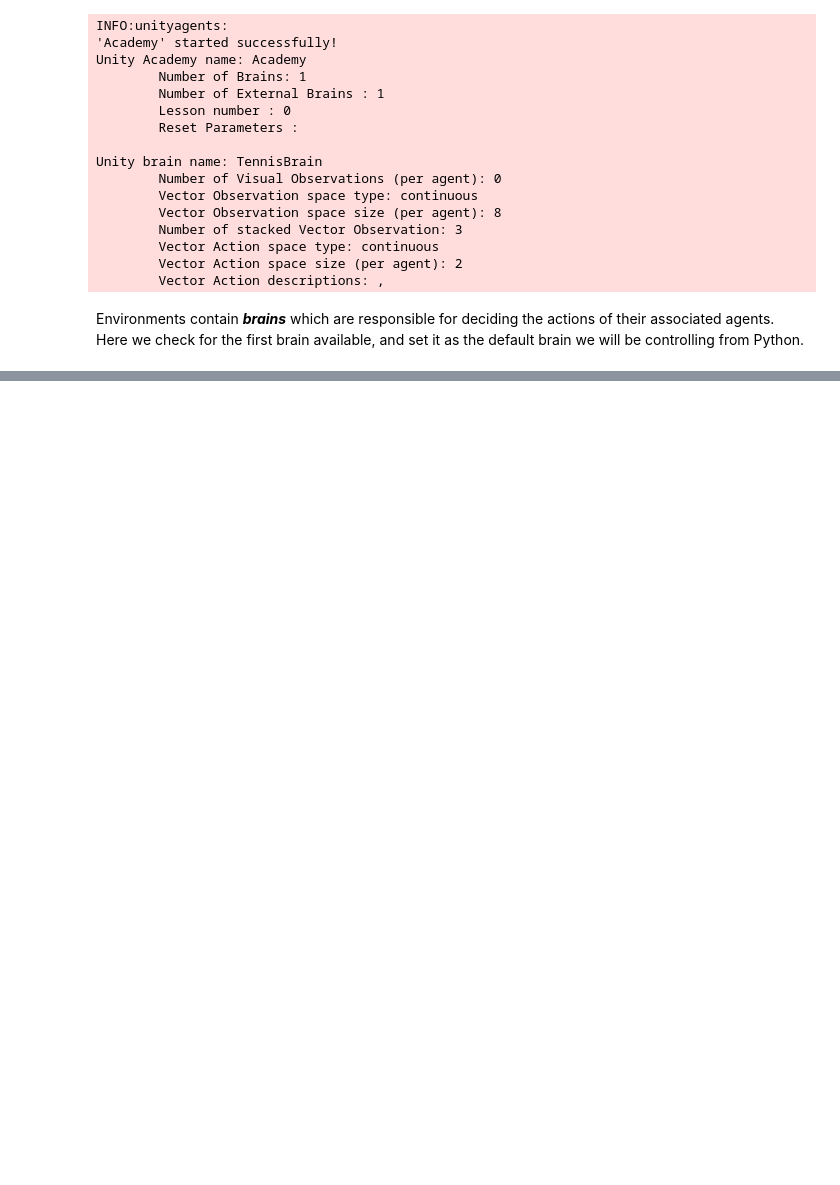
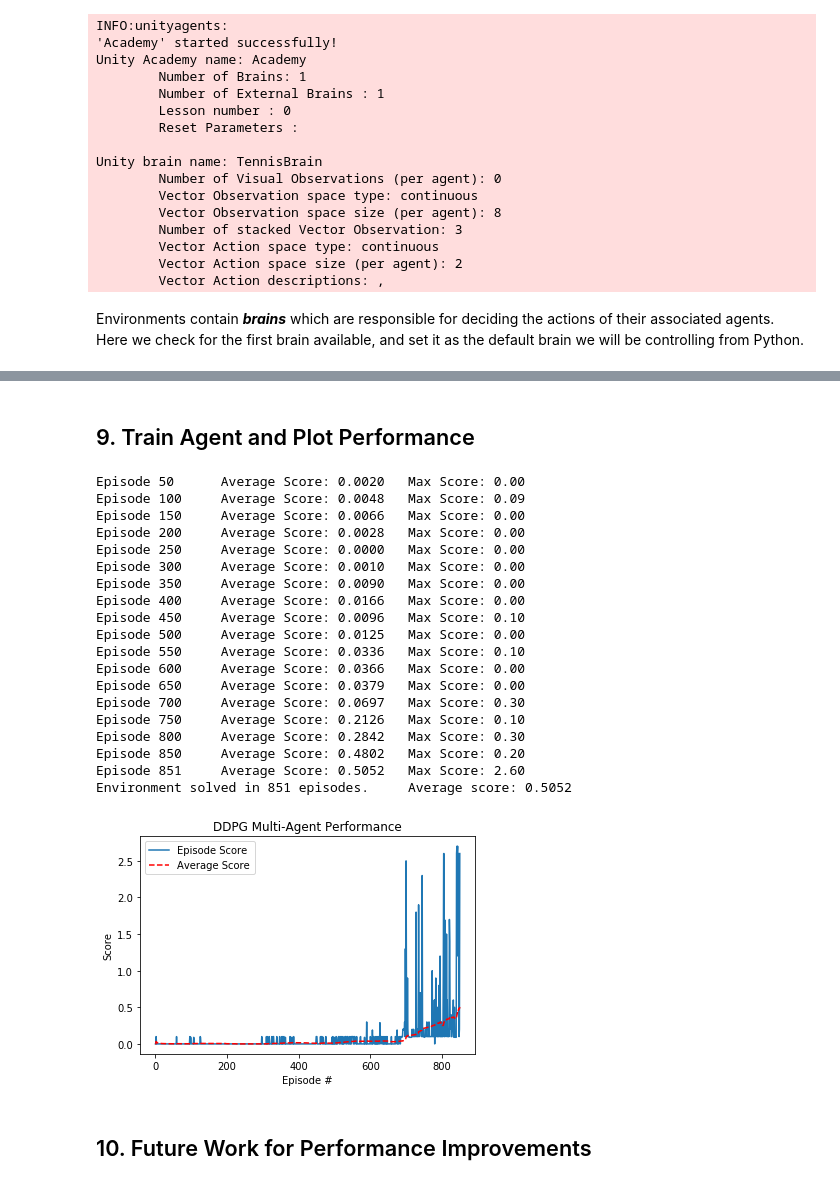
Before and after one commit to tom-samartino/drl-p3-compete-cooperate, a Jupyter notebook: Tennis.ipynb, the cells around one changed output, grey strips where cells are left out. Saved outputs shown, nothing was run; the diff lists cells and outputs as text; code cells hidden in the pictures; blank space fills up the shorter version.

Commit message:
Project submission, including the final weights of the trained agent networks

```diff
--- a/Tennis.ipynb
+++ b/Tennis.ipynb
@@ -634,14 +56,0 @@ def train_maddpg(n_episodes=2000, max_t=1000, print_every=100):
-# %%
-# train agent
-seeding()
-
-with active_session():
-    scores = train_maddpg()
-
-    fig = plt.figure()
-    ax = fig.add_subplot(111)
-    plt.plot(np.arange(1, len(scores)+1), scores)
-    plt.axhline(y = 0.5, color = 'r', linestyle = '--')
-    plt.ylabel('Score')
-    plt.xlabel('Episode #')
-    plt.show()
@@ -669,0 +348,4 @@ Episode 2000    Average Score: 0.1947   Max Score: 0.3000       Max T: 110
+# %%
+agent = DDPG_Agent(state_size, action_size) # instantiate the DDPG agent
+print(agent.actor_local)
+print(agent.critic_local)
@@ -669,0 +424,44 @@ Episode 2000    Average Score: 0.1947   Max Score: 0.3000       Max T: 110
+# %% [markdown]
+## 9. Train Agent and Plot Performance
+# %%
+from workspace_utils import active_session # prevent notebook connection from dropping during long training session
+import matplotlib.pyplot as plt
+%matplotlib inline
+
+MAX_EPISODES = 2000      # maximum number of training episodes
+MAX_TIMESTEPS = 1000     # maximum number of timesteps per episode
+
+with active_session():
+    episode_scores, average_scores = train(MAX_EPISODES, MAX_TIMESTEPS)
+
+    fig = plt.figure()
+    plt.plot(np.arange(len(episode_scores)), episode_scores, label='Episode Score ')
+    plt.plot(np.arange(len(episode_scores)), average_scores, c='r', linestyle = '--', label='Average Score')
+    plt.title('DDPG Multi-Agent Performance')
+    plt.ylabel('Score')
+    plt.xlabel('Episode #')
+    plt.legend()
+    plt.show()
+# %% [output]
+Episode 50      Average Score: 0.0020   Max Score: 0.00
+Episode 100     Average Score: 0.0048   Max Score: 0.09
+Episode 150     Average Score: 0.0066   Max Score: 0.00
+Episode 200     Average Score: 0.0028   Max Score: 0.00
+Episode 250     Average Score: 0.0000   Max Score: 0.00
+Episode 300     Average Score: 0.0010   Max Score: 0.00
+Episode 350     Average Score: 0.0090   Max Score: 0.00
+Episode 400     Average Score: 0.0166   Max Score: 0.00
+Episode 450     Average Score: 0.0096   Max Score: 0.10
+Episode 500     Average Score: 0.0125   Max Score: 0.00
+Episode 550     Average Score: 0.0336   Max Score: 0.10
+Episode 600     Average Score: 0.0366   Max Score: 0.00
+Episode 650     Average Score: 0.0379   Max Score: 0.00
+Episode 700     Average Score: 0.0697   Max Score: 0.30
+Episode 750     Average Score: 0.2126   Max Score: 0.10
+Episode 800     Average Score: 0.2842   Max Score: 0.30
+Episode 850     Average Score: 0.4802   Max Score: 0.20
+Episode 851     Average Score: 0.5052   Max Score: 2.60
+Environment solved in 851 episodes.     Average score: 0.5052
+[figure, added]
+# %% [markdown]
+## 10. Future Work for Performance Improvements
```
Also changed, not shown: parts of 50 cells of this notebook, 6 other files.
